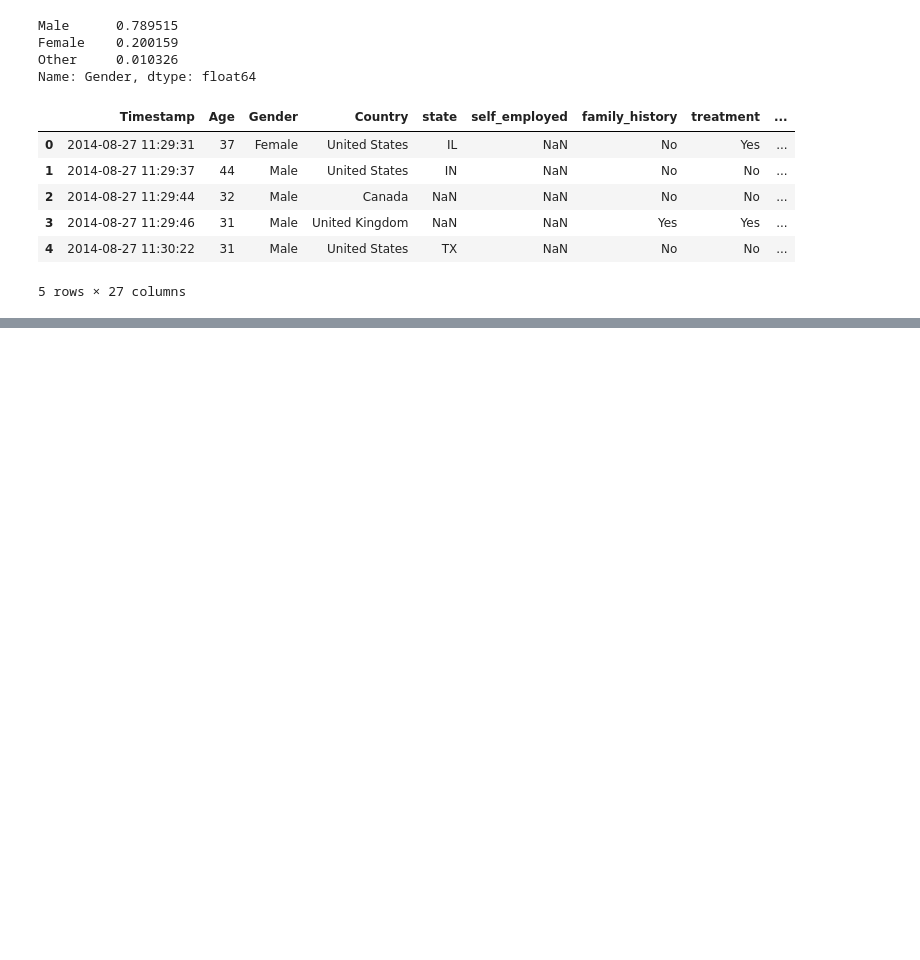
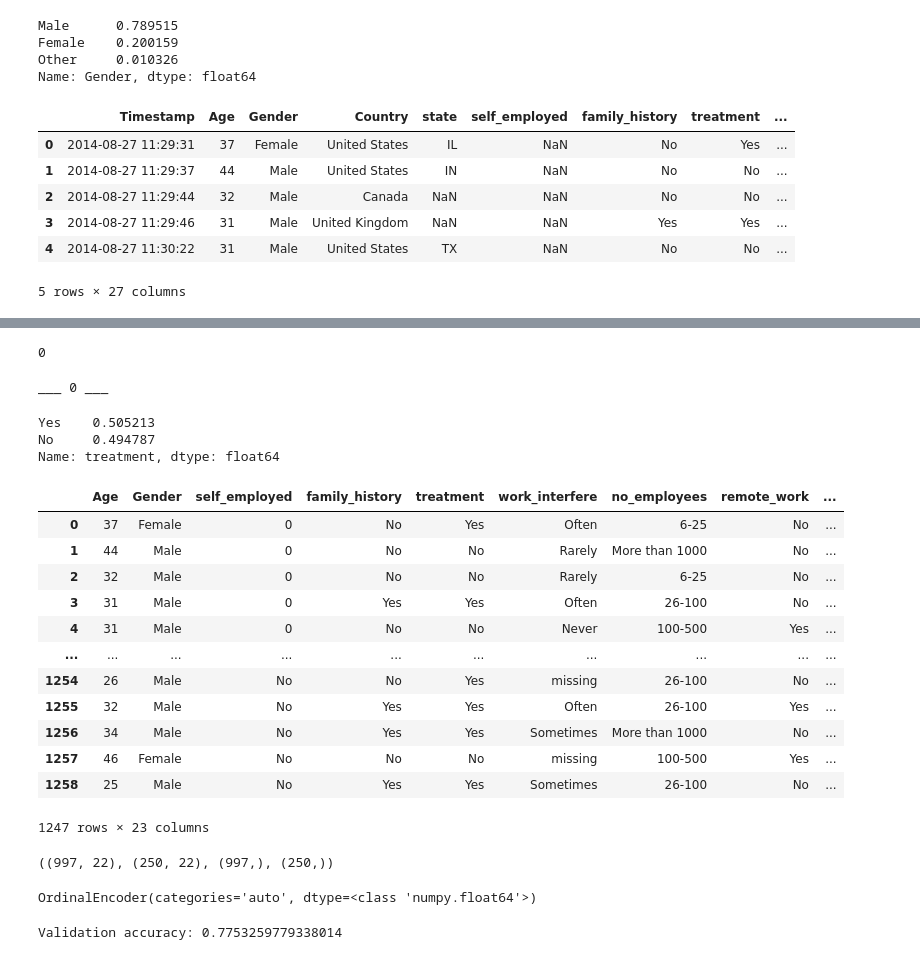
Before and after one commit to rawalk/Build_2, a Jupyter notebook: Untitled.ipynb, the cells around one changed output, grey strips where cells are left out. Cells and saved outputs as stored; diff of their text form; code cells hidden in the pictures; blank space fills up the shorter version.

```diff
--- a/Untitled.ipynb
+++ b/Untitled.ipynb
@@ -234,0 +245,2 @@ obs_consequence
+# %%
+build_d['work_interfere'] = build_d['work_interfere'].fillna('missing')
@@ -234,0 +278,3 @@ obs_consequence
+# %%
+build_d = build_d[(build_d['Age'] >= np.percentile(build_d['Age'], 0.5)) &
+        (build_d['Age'] <= np.percentile(build_d['Age'], 99.5))]
@@ -234,0 +318,2 @@ obs_consequence
+# %%
+build_d['self_employed'] = build_d['self_employed'].replace(np.nan, 0)
@@ -234,0 +337,33 @@ obs_consequence
+# %%
+build_d['self_employed'].isna().sum()
+# %% [output]
+0
+# %%
+print('___',build_d.iloc[1,3],'___')
+# %% [output]
+___ 0 ___
+# %%
+# by guessing:
+build_d['treatment'].value_counts(normalize=True)
+# %% [output]
+Yes    0.505213
+No     0.494787
+Name: treatment, dtype: float64
+# %%
+build_d = build_d.drop(columns = 'Timestamp')
+# %%
+build_d
+# %% [output]
+|  | Age | Gender | self_employed | family_history | treatment | work_interfere | no_employees | remote_work | ... |
+| 0 | 37 | Female | 0 | No | Yes | Often | 6-25 | No | ... |
+| 1 | 44 | Male | 0 | No | No | Rarely | More than 1000 | No | ... |
+| 2 | 32 | Male | 0 | No | No | Rarely | 6-25 | No | ... |
+| 3 | 31 | Male | 0 | Yes | Yes | Often | 26-100 | No | ... |
+| 4 | 31 | Male | 0 | No | No | Never | 100-500 | Yes | ... |
+| ... | ... | ... | ... | ... | ... | ... | ... | ... | ... |
+| 1254 | 26 | Male | No | No | Yes | missing | 26-100 | No | ... |
+| 1255 | 32 | Male | No | Yes | Yes | Often | 26-100 | Yes | ... |
+| 1256 | 34 | Male | No | Yes | Yes | Sometimes | More than 1000 | No | ... |
+| 1257 | 46 | Female | No | No | No | missing | 100-500 | Yes | ... |
+| 1258 | 25 | Male | No | Yes | Yes | Sometimes | 26-100 | No | ... |
+1247 rows × 23 columns
@@ -234,0 +389,17 @@ obs_consequence
+# %%
+X_train.shape, X_test.shape, y_train.shape, y_test.shape
+# %% [output]
+((997, 22), (250, 22), (997,), (250,))
+# %%
+OrdinalEncoder()
+# %% [output]
+OrdinalEncoder(categories='auto', dtype=<class 'numpy.float64'>)
+# %%
+pipeline = make_pipeline(
+    ce.ordinal.OrdinalEncoder(),
+    DecisionTreeClassifier(max_depth=3, random_state = 40)
+)
+pipeline.fit(X_train, y_train)
+print(f'Validation accuracy: {pipeline.score(X_train, y_train)}')
+# %% [output]
+Validation accuracy: 0.7753259779338014
```
Also changed, not shown: parts of 19 cells of this notebook.
